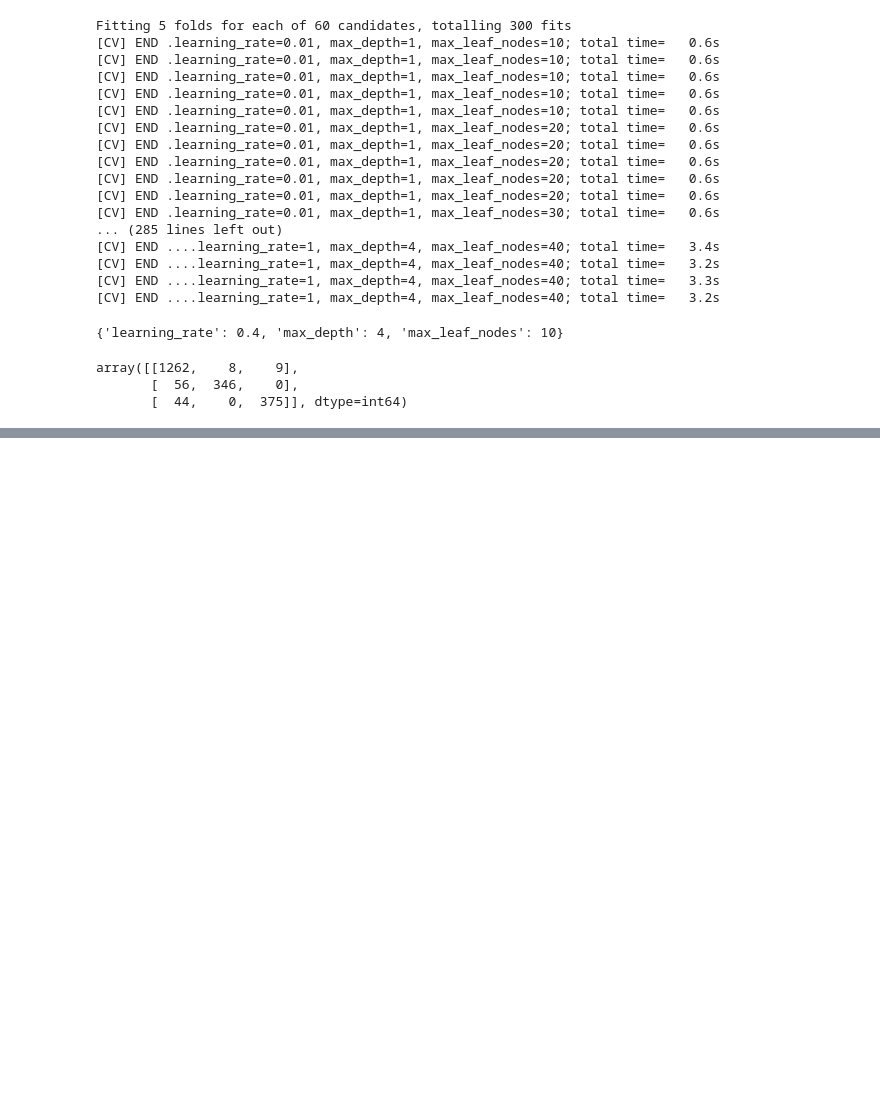
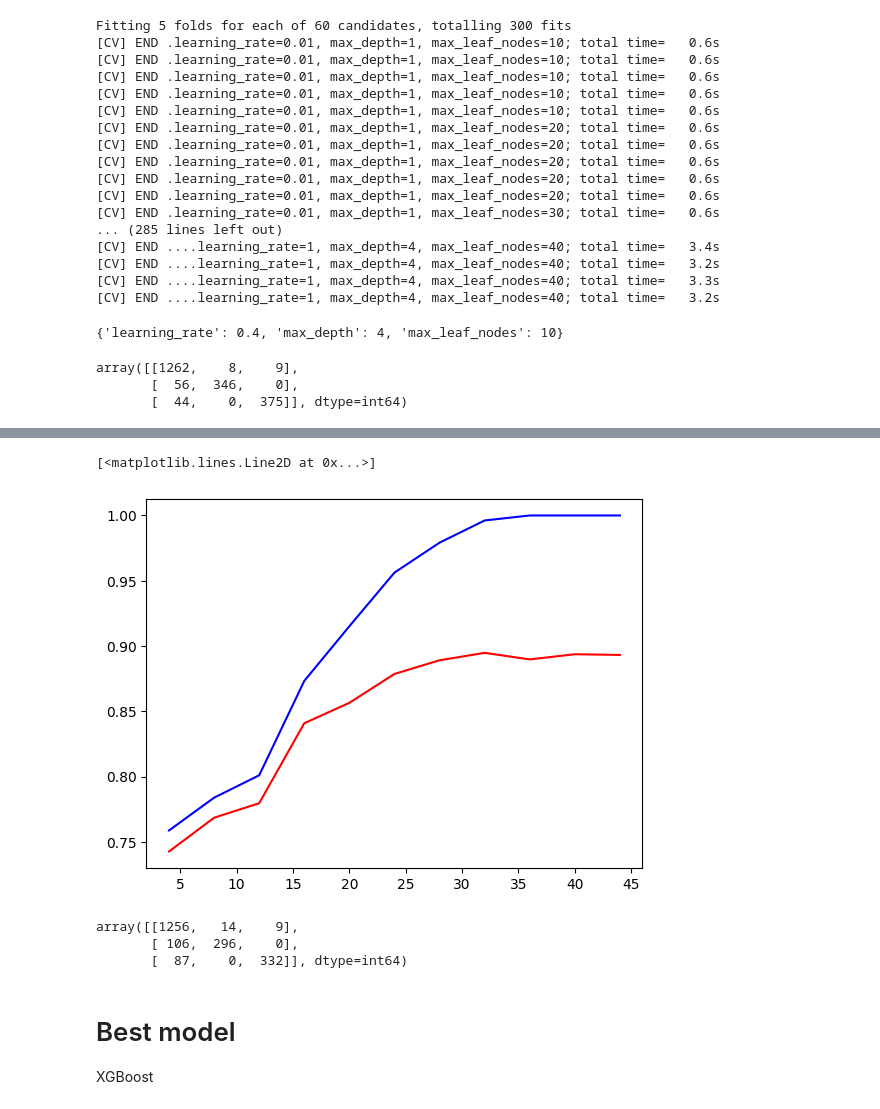
Before and after one commit to AlexeyMarg/Nomoto_INS_fault_detection, a Jupyter notebook: fault_detection.ipynb, the cells around one changed output, grey strips where cells are left out. Saved outputs shown, nothing was run; the diff lists cells and outputs as text; code cells hidden in the pictures; blank space fills up the shorter version.

```diff
--- a/fault_detection.ipynb
+++ b/fault_detection.ipynb
@@ -693,0 +749,30 @@ array([[1262,    8,    9],
+# %%
+depth_values = ( 4, 8, 12, 16, 20, 24, 28, 32, 36, 40, 44)
+
+train_score, test_score = [], []
+for depth in depth_values:
+    rf_clf = RandomForestClassifier(max_depth=depth, min_samples_leaf=1, min_samples_split=4, n_estimators=200)
+    rf_clf.fit(X_train2d, y_train1d)
+    predictions = rf_clf.predict(X_train2d)
+    train_f1 = f1_score(y_train1d, predictions, average='weighted')
+    train_score.append(train_f1)
+    predictions = rf_clf.predict(X_test2d)
+    test_f1 = f1_score(y_test_1d, predictions, average='weighted')
+    test_score.append(test_f1)
+plt.plot(depth_values, train_score, c='b')
+plt.plot(depth_values, test_score, c='r')
+# %% [output]
+[<matplotlib.lines.Line2D at 0x...>]
+[figure, added]
+# %%
+rf_clf = RandomForestClassifier(max_depth=32, min_samples_leaf=1, min_samples_split=4, n_estimators=200)
+rf_clf.fit(X_train2d, y_train1d)
+predictions = rf_clf.predict(X_test2d)
+confusion_matrix(y_test_1d, predictions)
+# %% [output]
+array([[1256,   14,    9],
+       [ 106,  296,    0],
+       [  87,    0,  332]], dtype=int64)
+# %% [markdown]
+# Best model
+XGBoost
```
Also changed, not shown: parts of 4 cells of this notebook, 2 other files.
